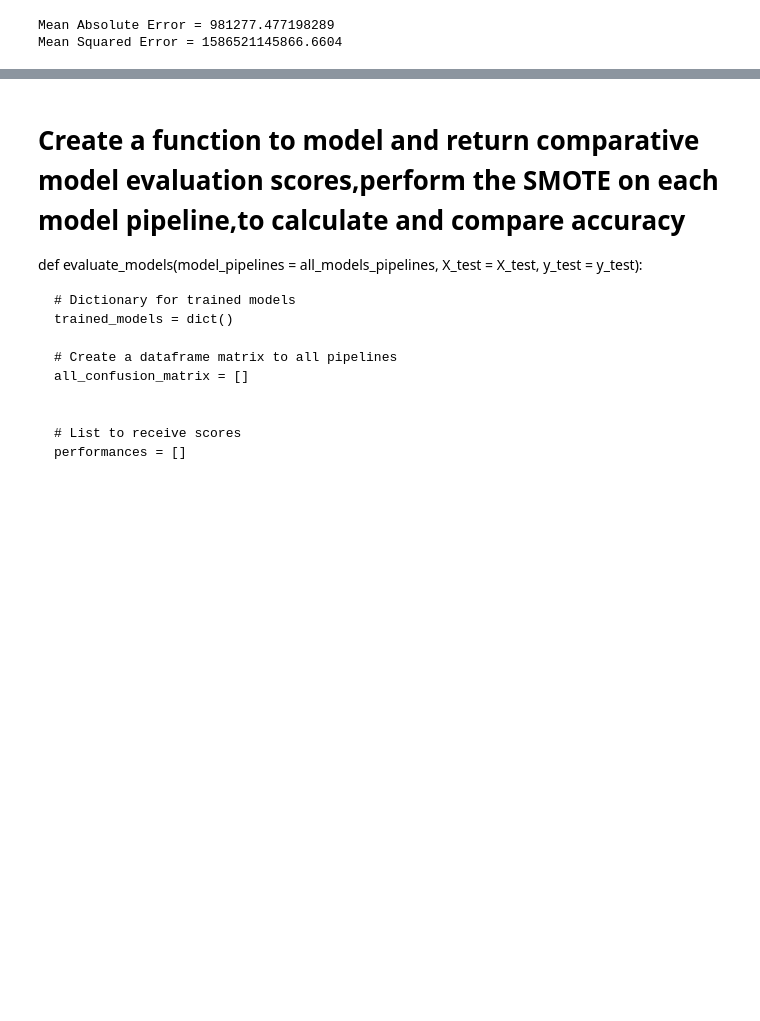
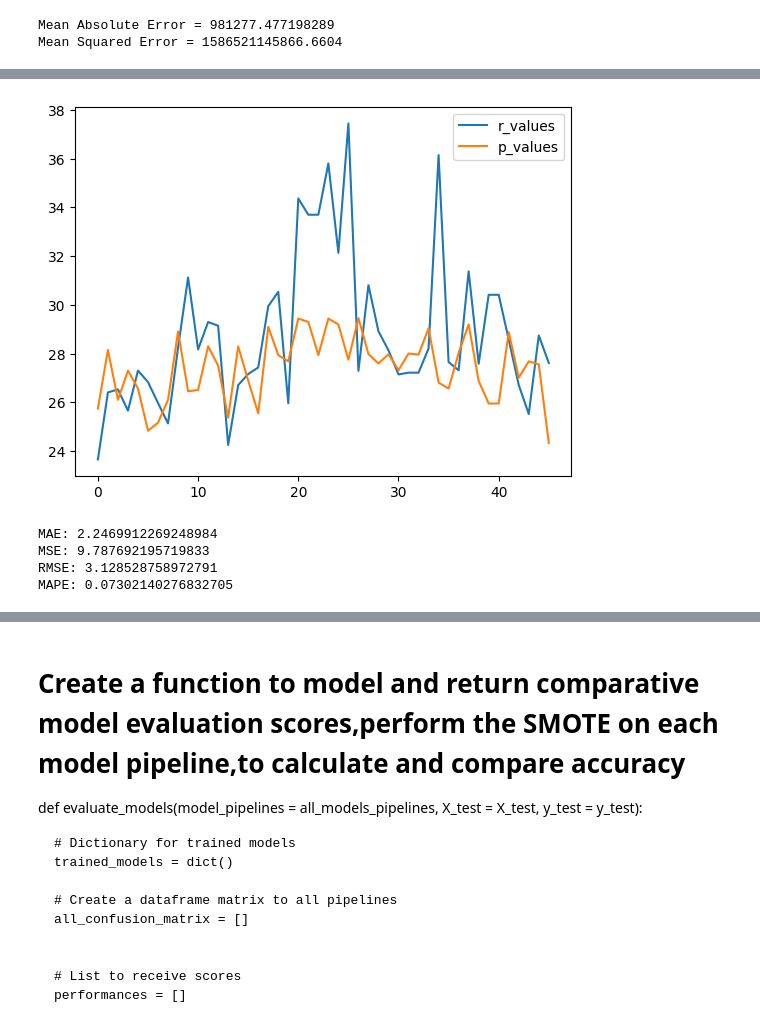
Before and after one commit to kwasichrappah/Time_series_analysis, a Jupyter notebook: sales_forecast.ipynb, the cells around one changed output, grey strips where cells are left out. Saved outputs shown, nothing was run; the diff lists cells and outputs as text; code cells hidden in the pictures; blank space fills up the shorter version.

```diff
--- a/sales_forecast.ipynb
+++ b/sales_forecast.ipynb
@@ -1475,0 +1616,3 @@ regressor.fit(X_train, y_train.reshape(-1,1))
+# %%
+numerics = ['dcoilwtico','onpromotion']
+cats =['locale','type']
@@ -1475,0 +1634,26 @@ regressor.fit(X_train, y_train.reshape(-1,1))
+# %%
+scaler = StandardScaler()
+encoder = OneHotEncoder(handle_unknown="ignore", sparse_output=False)
+
+numeric_transformer = Pipeline(steps = [
+     ('num_imputer', SimpleImputer(strategy = 'median')),
+    ('num', StandardScaler())
+])
+
+cat_transformer = Pipeline(steps=[
+    ('cat_imputer',SimpleImputer(strategy = 'most_frequent')),
+    ('onehot', OneHotEncoder())
+])
+
+preprocessor = ColumnTransformer(
+    transformers=[
+        ('num', numeric_transformer, numerics),
+        ('cat', cat_transformer, cats)
+    ])
+
+pipeline = Pipeline([
+    ('preprocessor', preprocessor),
+    ('model', xgb.XGBRegressor(n_estimators=1000))
+])
+
+pipeline
@@ -1475,0 +1686,2 @@ regressor.fit(X_train, y_train.reshape(-1,1))
+# %%
+pipeline.fit(X_train, y_train)
@@ -1476,3 +1706,30 @@ regressor.fit(X_train, y_train.reshape(-1,1))
+# %%
+y_pred = pipeline.predict(X_test)
+# %%
+df = pd.DataFrame({'r_values':(y_test.reshape(-1)), 'p_values':y_pred})
+# df['r_values']=np.exp(df.r_values)*1000
+# df['p_values']=np.exp(df.p_values)*1000
+# df
+df.r_values.plot(legend = True)
+df.p_values.plot(legend= True)
+plt.show()
+# %% [output]
+[figure, added]
+# %%
+mae = mean_absolute_error(df.r_values, df.p_values)
+mse = mean_squared_error(df.r_values, df.p_values)
+mape = mean_absolute_percentage_error(df.r_values, df.p_values)
+#rmse=np.sqrt(root_mean_squared_error(test, prediction))
+rmse=root_mean_squared_error(df.r_values, df.p_values)
+print(f'MAE: {mae}')
+print(f'MSE: {mse}')
+print(f'RMSE: {rmse}')
+print(f'MAPE: {mape}')
+# %% [output]
+MAE: 2.2469912269248984
+MSE: 9.787692195719833
+RMSE: 3.128528758972791
+MAPE: 0.07302140276832705
 # %%
 ### Vector Auto regression
 ### XGBoost
```
Also changed, not shown: parts of 42 cells of this notebook.
